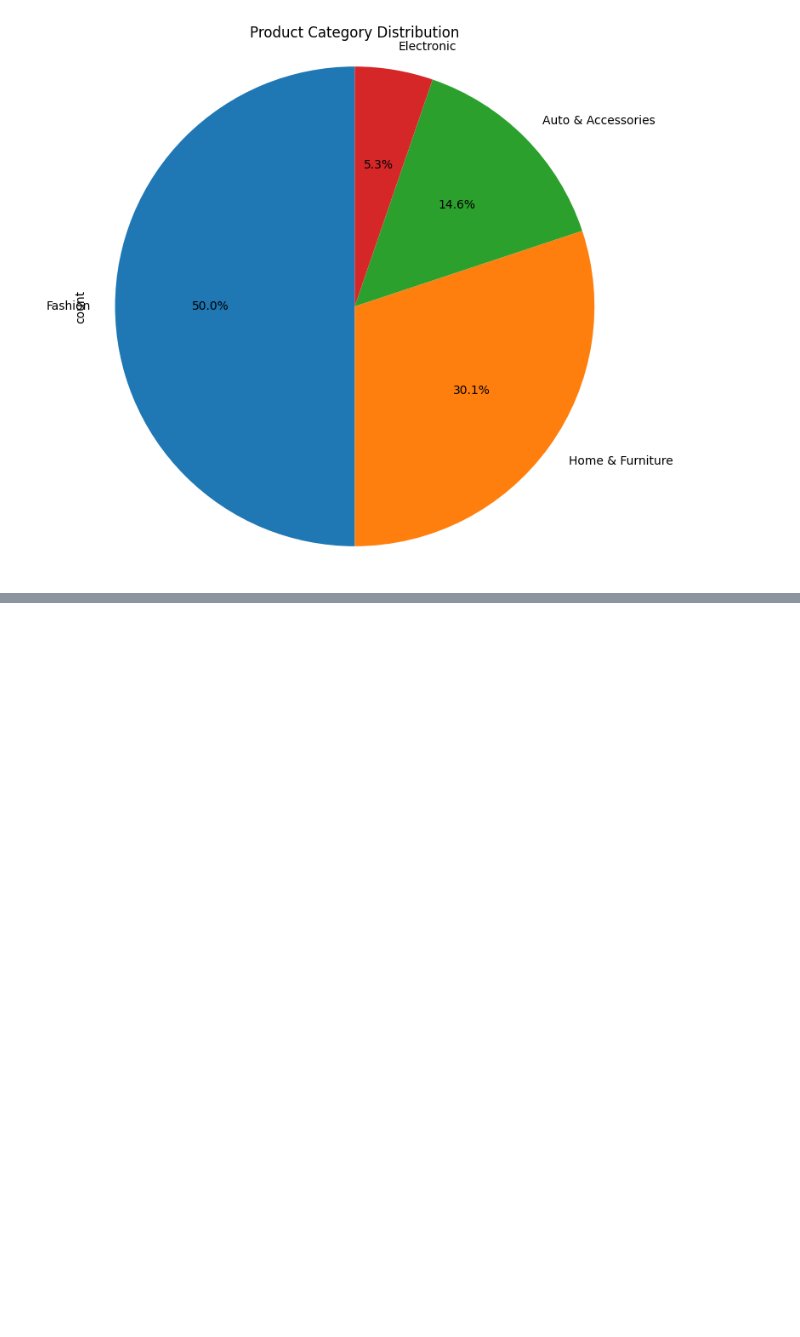
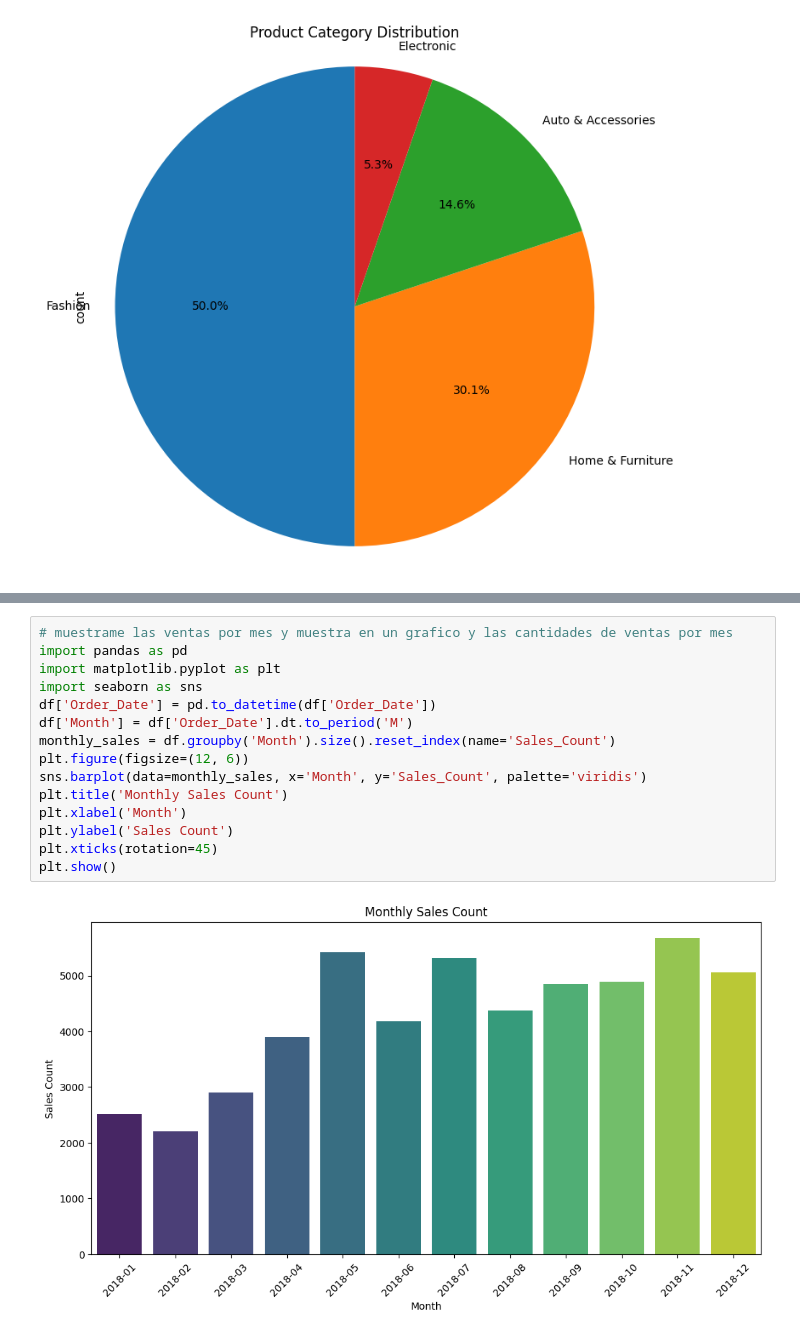
Before and after one commit to Jluisfeltrer/ecmn_cloud, a Jupyter notebook: cuadernos/C3.ipynb, the cells around one changed output, grey strips where cells are left out. Drawn from its saved outputs; the diff is of its cells as text; blank space fills up the shorter version.

```diff
--- a/cuadernos/C3.ipynb
+++ b/cuadernos/C3.ipynb
@@ -167,0 +290,17 @@ plt.show()
+# %%
+# muestrame las ventas por mes y muestra en un grafico y las cantidades de ventas por mes
+import pandas as pd
+import matplotlib.pyplot as plt
+import seaborn as sns
+df['Order_Date'] = pd.to_datetime(df['Order_Date'])
+df['Month'] = df['Order_Date'].dt.to_period('M')
+monthly_sales = df.groupby('Month').size().reset_index(name='Sales_Count')
+plt.figure(figsize=(12, 6))
+sns.barplot(data=monthly_sales, x='Month', y='Sales_Count', palette='viridis')
+plt.title('Monthly Sales Count')
+plt.xlabel('Month')
+plt.ylabel('Sales Count')
+plt.xticks(rotation=45)
+plt.show()
+# %% [output]
+[figure, added]
```
Also changed, not shown: parts of 22 cells of this notebook.
